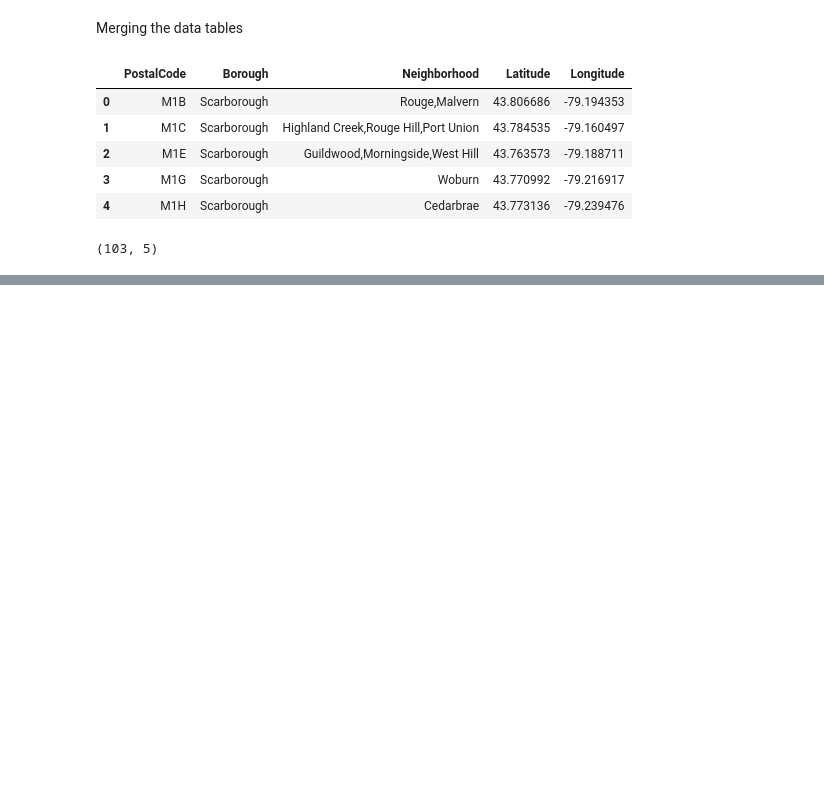
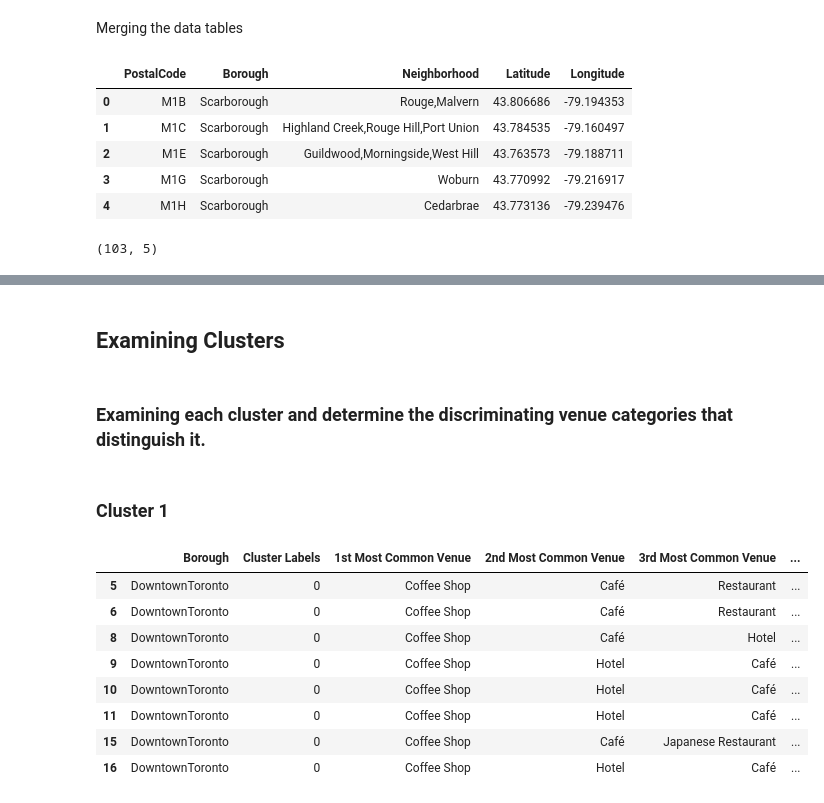
Before and after one commit to natnichalerdwa/data_visualization_MedicalSiteAnalysis, a Jupyter notebook: Toronto Geospatial.ipynb, the cells around one changed output, grey strips where cells are left out. Cells and saved outputs as stored; diff of their text form; code cells hidden in the pictures; blank space fills up the shorter version.

```diff
--- a/Toronto Geospatial.ipynb
+++ b/Toronto Geospatial.ipynb
@@ -87,0 +456,21 @@ df_Toronto.shape
+# %%
+num_top_venues = 10
+
+indicators = ['st', 'nd', 'rd']
+
+# create columns according to number of top venues
+columns = ['Neighborhood']
+for ind in np.arange(num_top_venues):
+    try:
+        columns.append('{}{} Most Common Venue'.format(ind+1, indicators[ind]))
+    except:
+        columns.append('{}th Most Common Venue'.format(ind+1))
+
+# create a new dataframe
+neighborhoods_venues_sorted = pd.DataFrame(columns=columns)
+neighborhoods_venues_sorted['Neighborhood'] = downtown_grouped['Neighborhood']
+
+for ind in np.arange(downtown_grouped.shape[0]):
+    neighborhoods_venues_sorted.iloc[ind, 1:] = return_most_common_venues(downtown_grouped.iloc[ind, :], num_top_venues)
+
+neighborhoods_venues_sorted.head()
@@ -87,0 +490,21 @@ df_Toronto.shape
+# %%
+# set number of clusters
+kclusters = 5
+
+downtown_grouped_clustering = downtown_grouped.drop('Neighborhood', 1)
+
+# run k-means clustering
+kmeans = KMeans(n_clusters=kclusters, random_state=0).fit(downtown_grouped_clustering)
+
+# check cluster labels generated for each row in the dataframe
+kmeans.labels_[0:10]
+
+# add clustering labels
+downtown_merged['Cluster Labels'] = kmeans.labels_
+
+downtown_merged = downtown_data
+
+# merge toronto_grouped with toronto_data to add latitude/longitude for each neighborhood
+downtown_merged = downtown_merged.join(neighborhoods_venues_sorted.set_index('Neighborhood'), on='Neighborhood')
+
+downtown_merged.head() # check the last columns!
@@ -87,0 +546,18 @@ df_Toronto.shape
+# %% [markdown]
+## Examining Clusters
+# %% [markdown]
+### Examining each cluster and determine the discriminating venue categories that distinguish it.
+# %% [markdown]
+### Cluster 1
+# %%
+downtown_merged.loc[downtown_merged['Cluster Labels'] == 0, downtown_merged.columns[[1] + list(range(5, downtown_merged.shape[1]))]]
+# %% [output]
+|  | Borough | Cluster Labels | 1st Most Common Venue | 2nd Most Common Venue | 3rd Most Common Venue | ... |
+| 5 | DowntownToronto | 0 | Coffee Shop | Café | Restaurant | ... |
+| 6 | DowntownToronto | 0 | Coffee Shop | Café | Restaurant | ... |
+| 8 | DowntownToronto | 0 | Coffee Shop | Café | Hotel | ... |
+| 9 | DowntownToronto | 0 | Coffee Shop | Hotel | Café | ... |
+| 10 | DowntownToronto | 0 | Coffee Shop | Hotel | Café | ... |
+| 11 | DowntownToronto | 0 | Coffee Shop | Hotel | Café | ... |
+| 15 | DowntownToronto | 0 | Coffee Shop | Café | Japanese Restaurant | ... |
+| 16 | DowntownToronto | 0 | Coffee Shop | Hotel | Café | ... |
```
Also changed, not shown: parts of 56 cells of this notebook.
